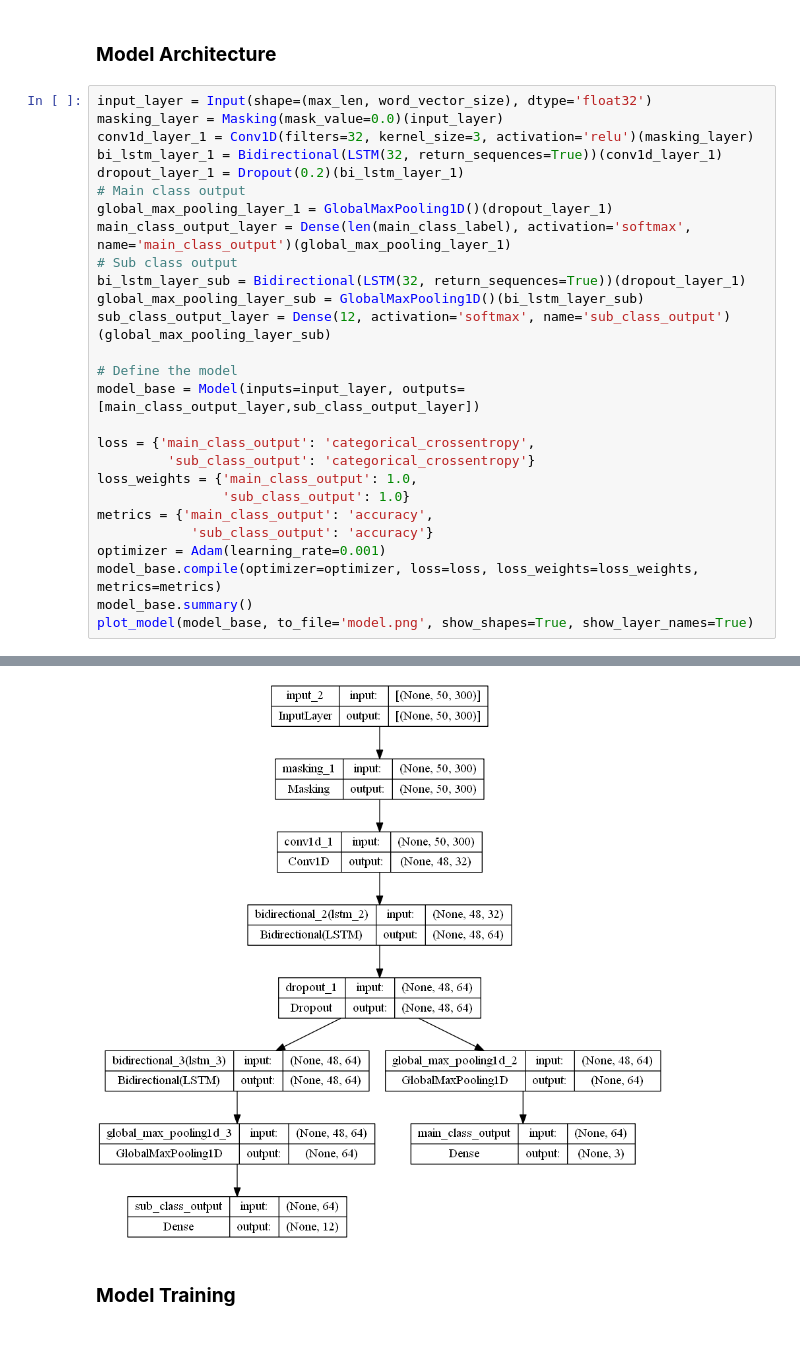
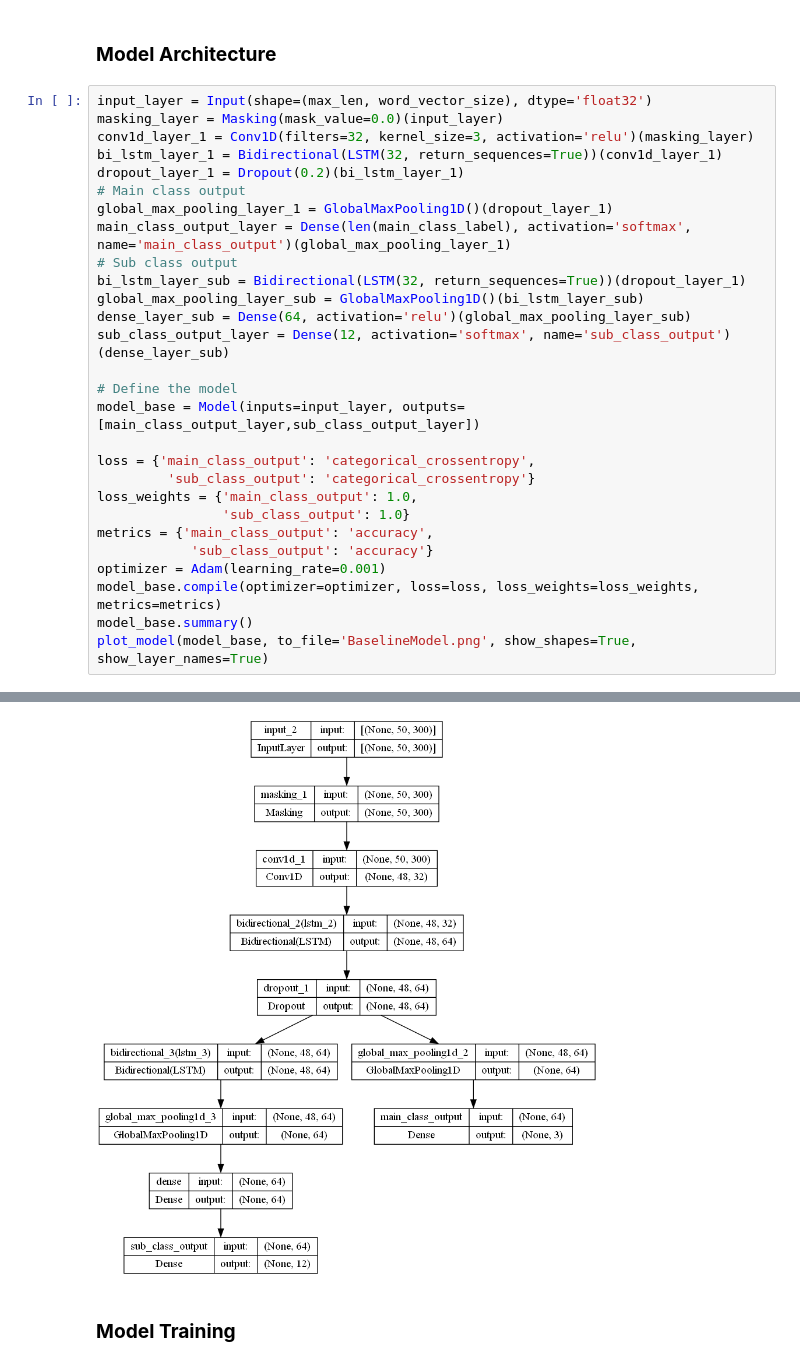
Before and after one commit to AthimetA/Chefbot, a Jupyter notebook: chefbot_Main.ipynb, the cells around one changed output, grey strips where cells are left out. Saved outputs shown, nothing was run; the diff lists cells and outputs as text.

```diff
--- a/chefbot_Main.ipynb
+++ b/chefbot_Main.ipynb
@@ -521,7 +553,8 @@ main_class_output_layer = Dense(len(main_class_label), activation='softmax', nam
 # Sub class output
 bi_lstm_layer_sub = Bidirectional(LSTM(32, return_sequences=True))(dropout_layer_1)
 global_max_pooling_layer_sub = GlobalMaxPooling1D()(bi_lstm_layer_sub)
-sub_class_output_layer = Dense(12, activation='softmax', name='sub_class_output')(global_max_pooling_layer_sub)
+dense_layer_sub = Dense(64, activation='relu')(global_max_pooling_layer_sub)
+sub_class_output_layer = Dense(12, activation='softmax', name='sub_class_output')(dense_layer_sub)
 
 # Define the model
 model_base = Model(inputs=input_layer, outputs=[main_class_output_layer,sub_class_output_layer])
@@ -535,5 +568,5 @@ metrics = {'main_class_output': 'accuracy',
 optimizer = Adam(learning_rate=0.001)
 model_base.compile(optimizer=optimizer, loss=loss, loss_weights=loss_weights, metrics=metrics)
 model_base.summary()
-plot_model(model_base, to_file='model.png', show_shapes=True, show_layer_names=True)
+plot_model(model_base, to_file='BaselineModel.png', show_shapes=True, show_layer_names=True)
 # %% [output]
@@ -555,6 +588,6 @@ Trainable params: 71,279
 Non-trainable params: 0
 __________________________________________________________________________________________________
-[figure, old version]
+[figure, new version]
 # %% [markdown]
 ### **Model Training**
 # %%
```
Also changed, not shown: parts of 48 cells of this notebook, 5 other files.
